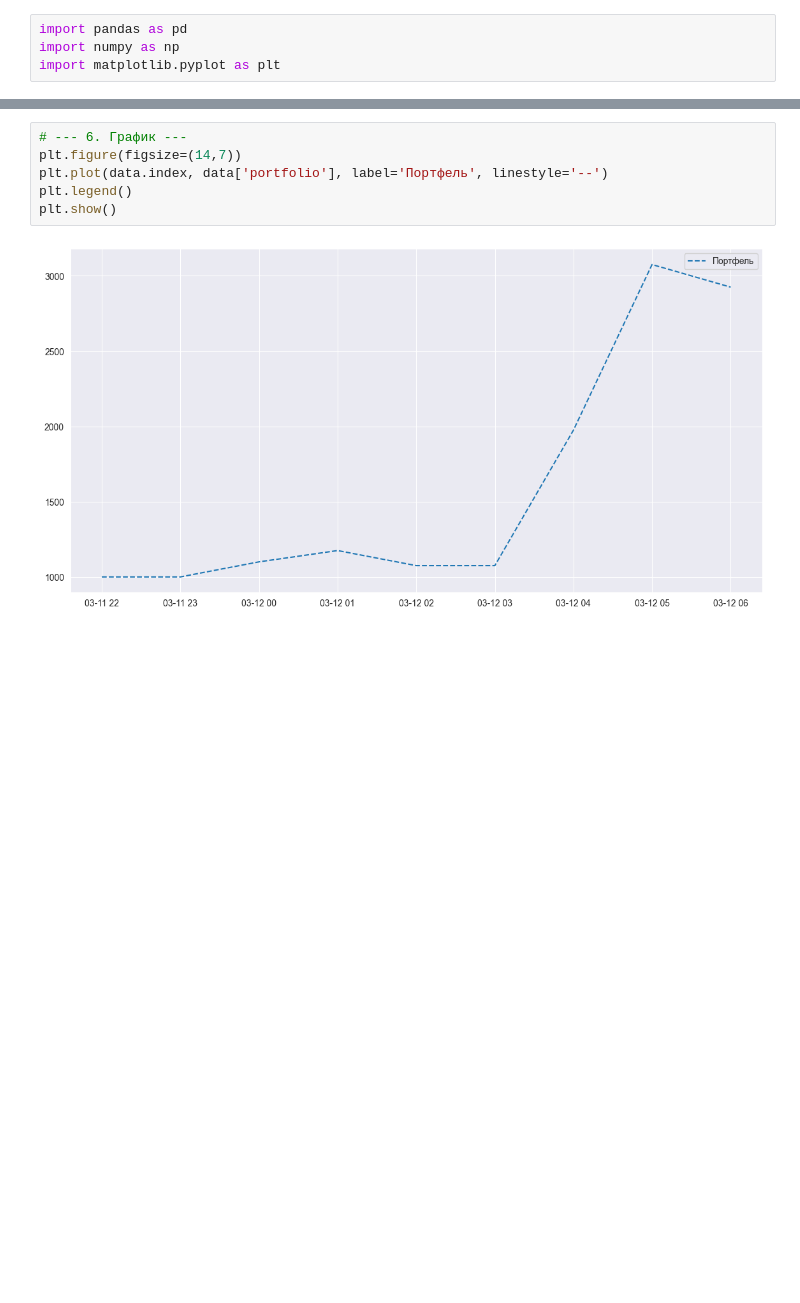
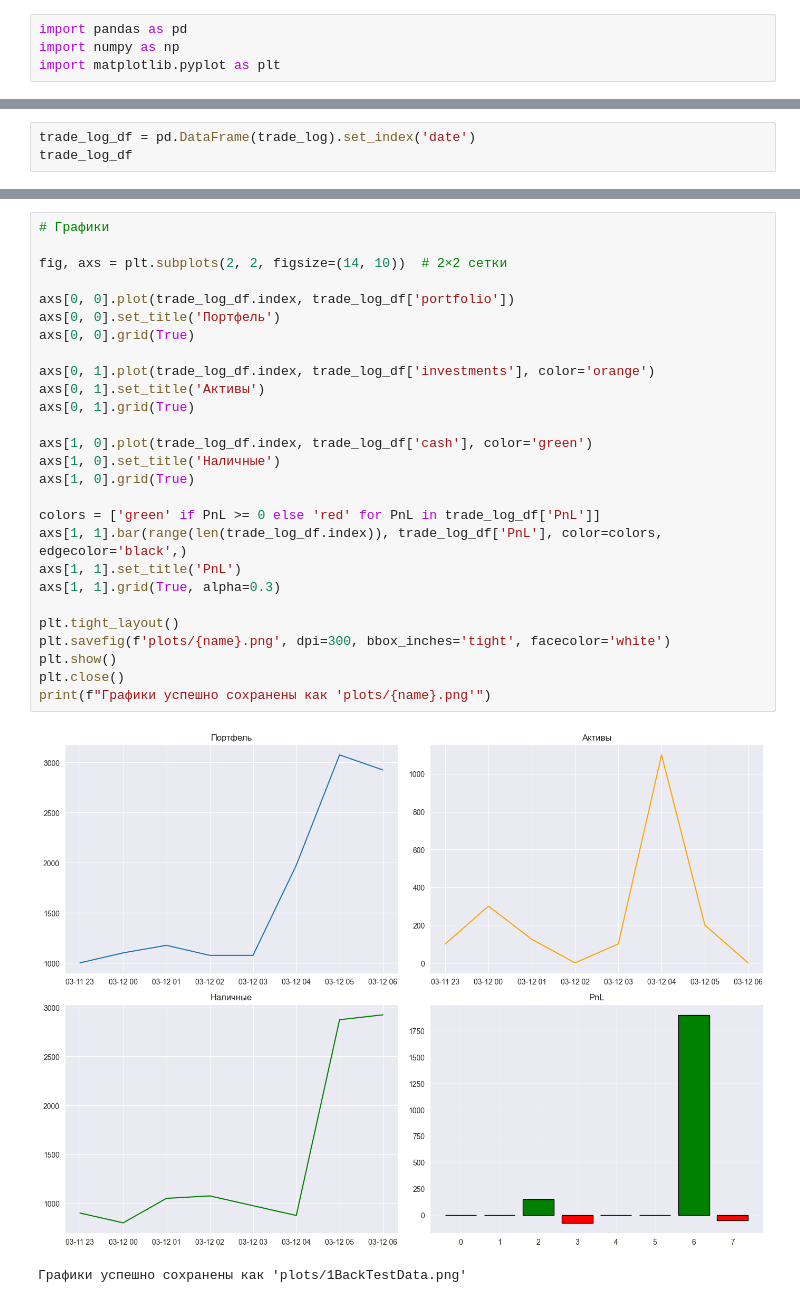
Before and after one commit to AESoldatov/TradingBot, a Jupyter notebook: BackTesting.ipynb, the cells around one changed output, grey strips where cells are left out. Drawn from its saved outputs; the diff is of its cells as text; blank space fills up the shorter version.

Commit message:
Add charts

```diff
--- a/BackTesting.ipynb
+++ b/BackTesting.ipynb
@@ -83,0 +86,3 @@ trade_log_df
+# %%
+trade_log_df = pd.DataFrame(trade_log).set_index('date')
+trade_log_df
@@ -180,8 +203,30 @@ print(f"Максимальная просадка: {max_drawdown:.2f}%")
-# %%
-# --- 6. График ---
-plt.figure(figsize=(14,7))
-plt.plot(data.index, data['portfolio'], label='Портфель', linestyle='--')
-plt.legend()
-plt.show()
-# %% [output]
-[figure, removed]
+# %%
+# Графики
+
+fig, axs = plt.subplots(2, 2, figsize=(14, 10))  # 2×2 сетки
+
+axs[0, 0].plot(trade_log_df.index, trade_log_df['portfolio'])
+axs[0, 0].set_title('Портфель')
+axs[0, 0].grid(True)
+
+axs[0, 1].plot(trade_log_df.index, trade_log_df['investments'], color='orange')
+axs[0, 1].set_title('Активы')
+axs[0, 1].grid(True)
+
+axs[1, 0].plot(trade_log_df.index, trade_log_df['cash'], color='green')
+axs[1, 0].set_title('Наличные')
+axs[1, 0].grid(True)
+
+colors = ['green' if PnL >= 0 else 'red' for PnL in trade_log_df['PnL']]
+axs[1, 1].bar(range(len(trade_log_df.index)), trade_log_df['PnL'], color=colors, edgecolor='black',)
+axs[1, 1].set_title('PnL')
+axs[1, 1].grid(True, alpha=0.3)
+
+plt.tight_layout()
+plt.savefig(f'plots/{name}.png', dpi=300, bbox_inches='tight', facecolor='white')
+plt.show()
+plt.close()
+print(f"Графики успешно сохранены как 'plots/{name}.png'")
+# %% [output]
+[figure, added]
+Графики успешно сохранены как 'plots/1BackTestData.png'
```
Also changed, not shown: parts of 11 cells of this notebook.
